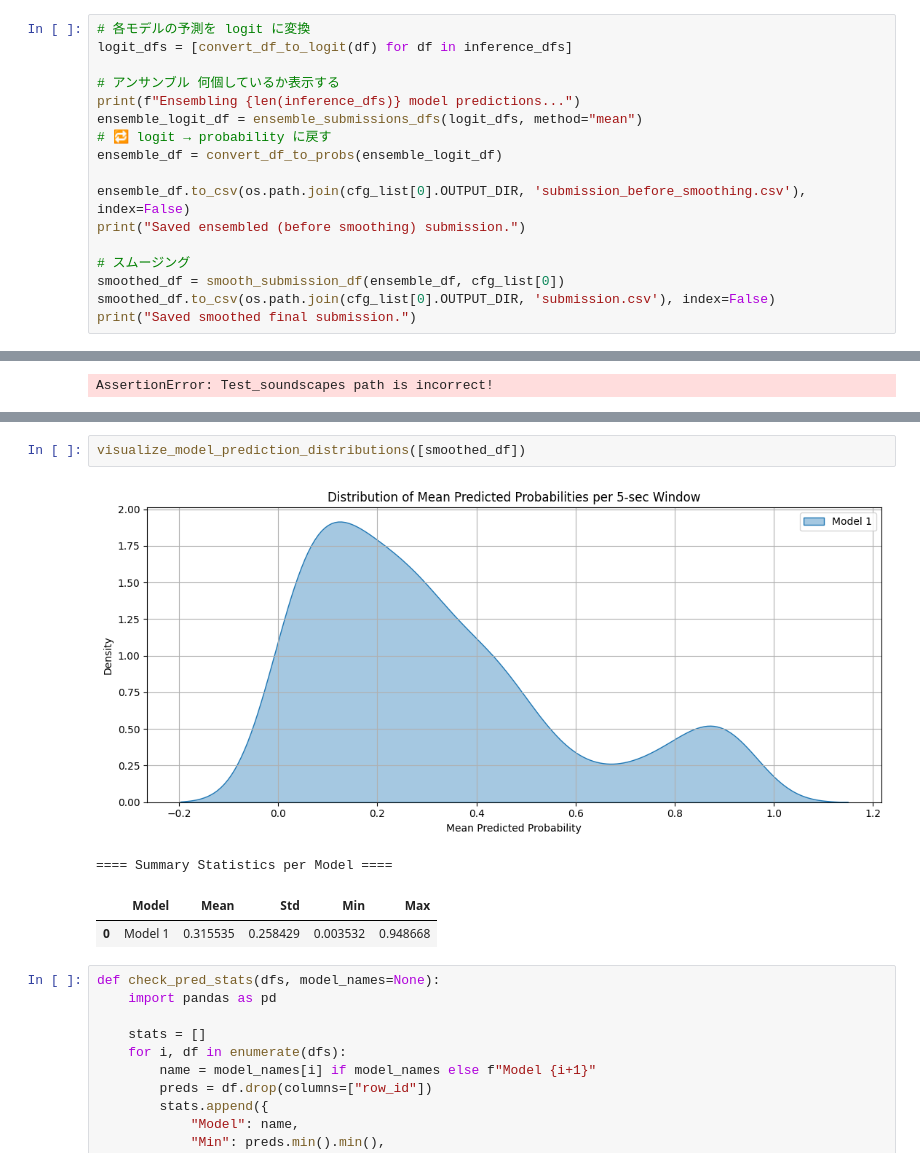
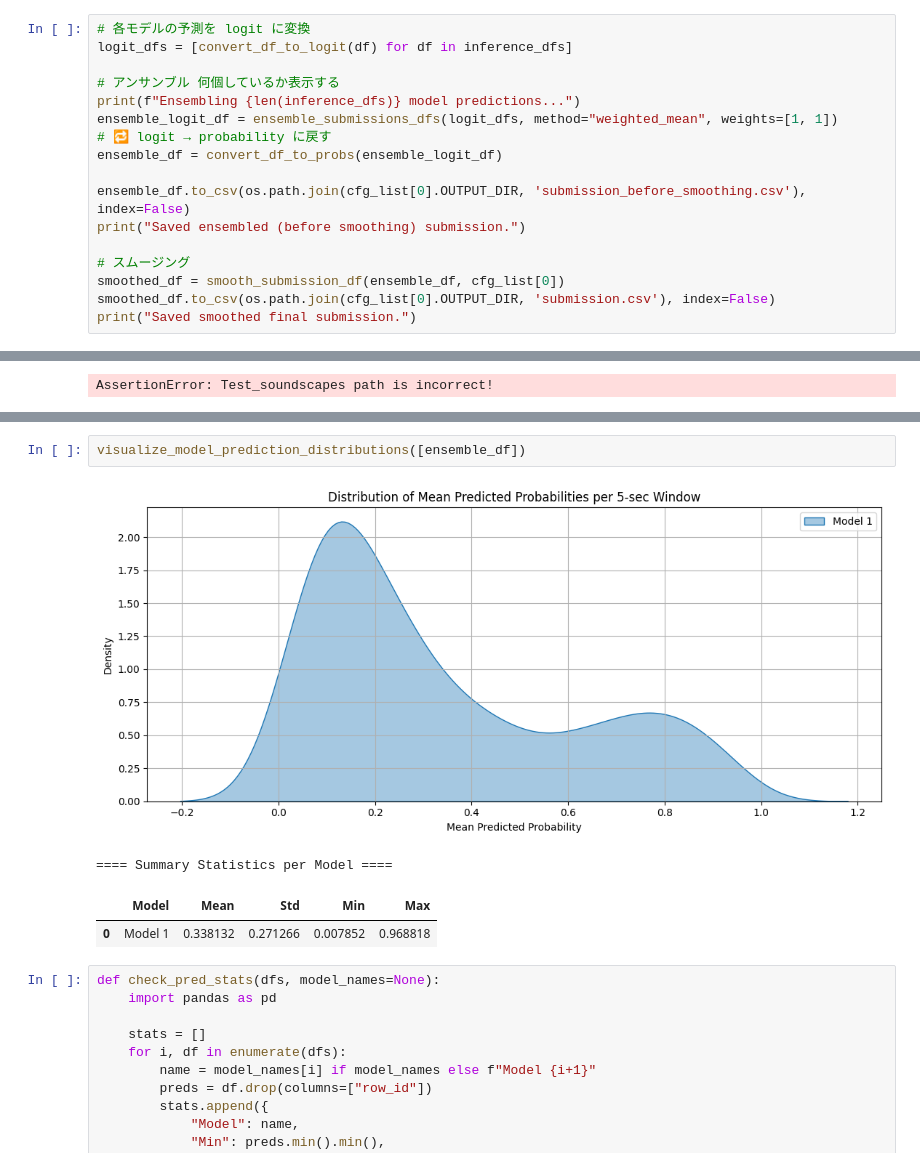
Before and after one commit to junya737/birdclef-2025, a Jupyter notebook: scripts/inf_logits_ensmbl_SED.ipynb, the cells around one changed output, grey strips where cells are left out. Drawn from its saved outputs; the diff is of its cells as text.

```diff
--- a/scripts/inf_logits_ensmbl_SED.ipynb
+++ b/scripts/inf_logits_ensmbl_SED.ipynb
@@ -1065,7 +1058,7 @@ logit_dfs = [convert_df_to_logit(df) for df in inference_dfs]
 
 # アンサンブル 何個しているか表示する
 print(f"Ensembling {len(inference_dfs)} model predictions...")
-ensemble_logit_df = ensemble_submissions_dfs(logit_dfs, method="mean")
+ensemble_logit_df = ensemble_submissions_dfs(logit_dfs, method="weighted_mean", weights=[1, 1])
 # 🔁 logit → probability に戻す
 ensemble_df = convert_df_to_probs(ensemble_logit_df)
 
@@ -1234,12 +1227,12 @@ visualize_model_prediction_distributions([ensemble_df, inference_dfs[0], inferen
 | 1 | EffNet | 0.446164 | 0.334855 | 0.003075 | 0.987946 |
 | 2 | SED | 0.544516 | 0.225930 | 0.096825 | 0.994038 |
 # %%
-visualize_model_prediction_distributions([smoothed_df])
+visualize_model_prediction_distributions([ensemble_df])
 # %% [output]
-[figure, old version]
+[figure, new version]
 ==== Summary Statistics per Model ====
 |  | Model | Mean | Std | Min | Max |
-| 0 | Model 1 | 0.315535 | 0.258429 | 0.003532 | 0.948668 |
+| 0 | Model 1 | 0.338132 | 0.271266 | 0.007852 | 0.968818 |
 # %%
 def check_pred_stats(dfs, model_names=None):
     import pandas as pd
```
Also changed, not shown: parts of 8 cells of this notebook.
